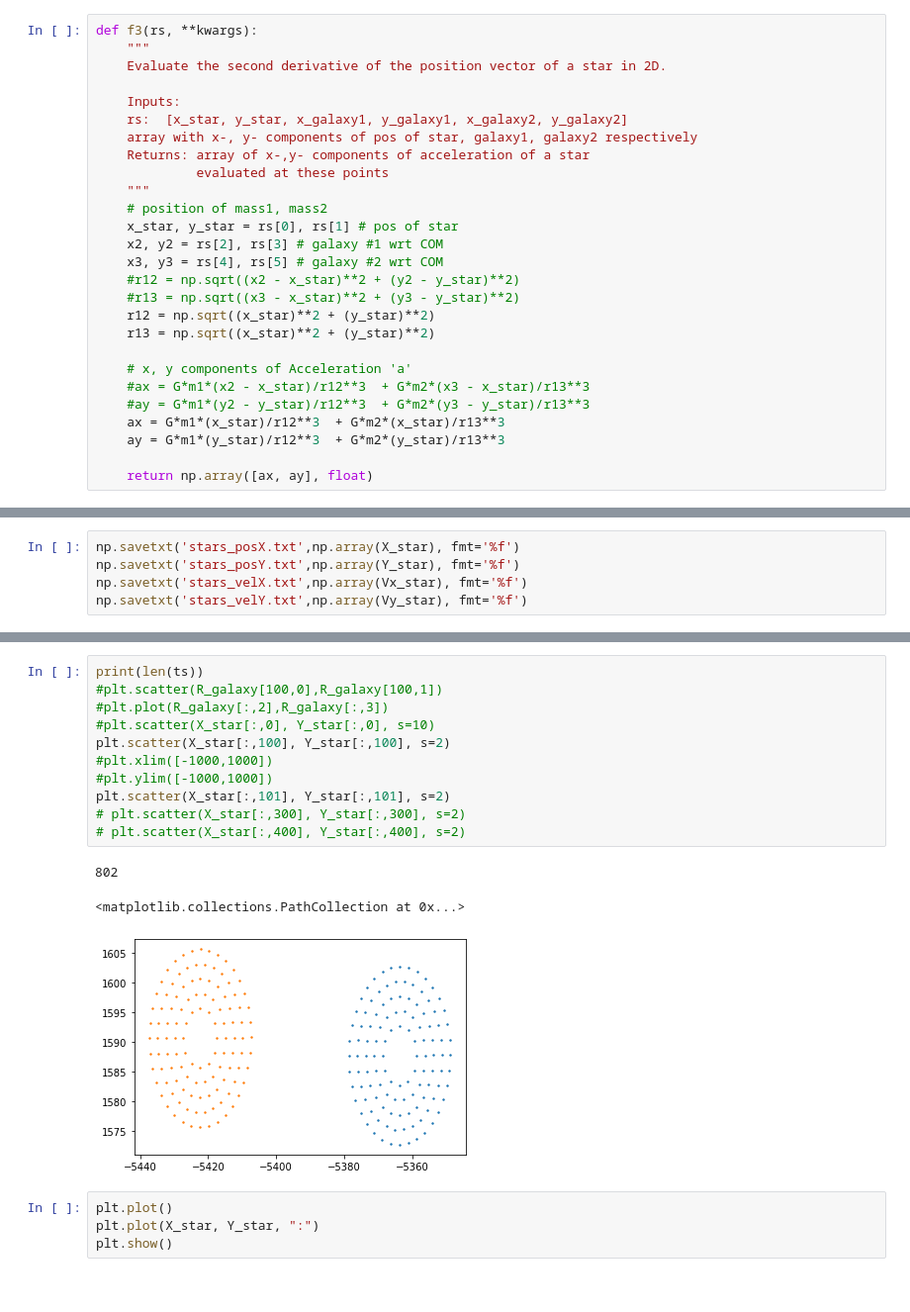
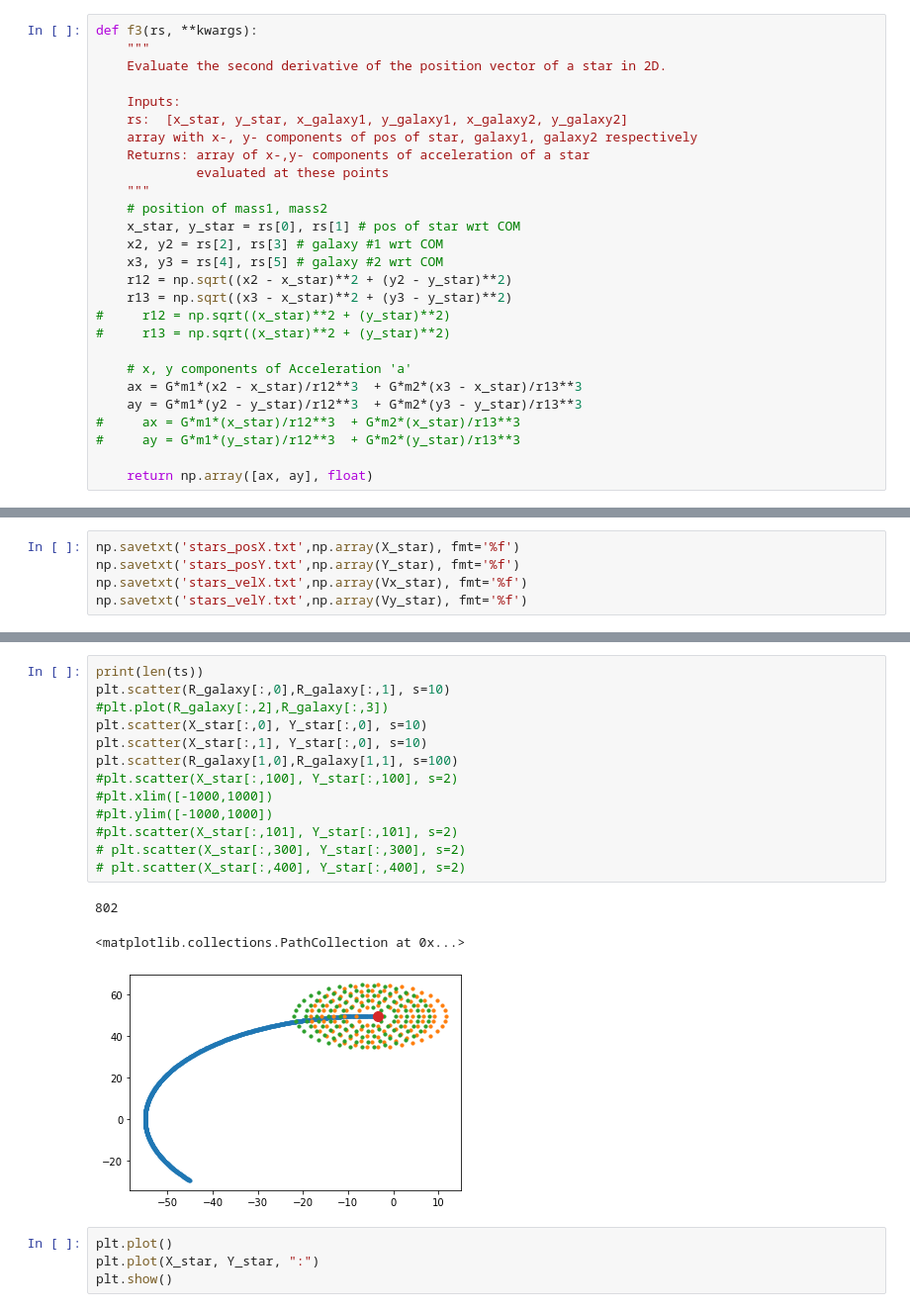
Before and after one commit to q-pratz-chem/Interacting_Galaxies, a Jupyter notebook: three_body.ipynb, the cells around one changed output, grey strips where cells are left out. Shown at 99% size. Saved outputs shown, nothing was run; the diff lists cells and outputs as text.

Commit message:
added some clarifying comments to star position vectors

```diff
--- a/three_body.ipynb
+++ b/three_body.ipynb
@@ -413,19 +413,19 @@ def f3(rs, **kwargs):
              evaluated at these points
     """
     # position of mass1, mass2
-    x_star, y_star = rs[0], rs[1] # pos of star
+    x_star, y_star = rs[0], rs[1] # pos of star wrt COM
     x2, y2 = rs[2], rs[3] # galaxy #1 wrt COM
     x3, y3 = rs[4], rs[5] # galaxy #2 wrt COM
-    #r12 = np.sqrt((x2 - x_star)**2 + (y2 - y_star)**2)
-    #r13 = np.sqrt((x3 - x_star)**2 + (y3 - y_star)**2)
-    r12 = np.sqrt((x_star)**2 + (y_star)**2)
-    r13 = np.sqrt((x_star)**2 + (y_star)**2)
+    r12 = np.sqrt((x2 - x_star)**2 + (y2 - y_star)**2)
+    r13 = np.sqrt((x3 - x_star)**2 + (y3 - y_star)**2)
+#     r12 = np.sqrt((x_star)**2 + (y_star)**2)
+#     r13 = np.sqrt((x_star)**2 + (y_star)**2)
 
     # x, y components of Acceleration 'a'
-    #ax = G*m1*(x2 - x_star)/r12**3  + G*m2*(x3 - x_star)/r13**3
-    #ay = G*m1*(y2 - y_star)/r12**3  + G*m2*(y3 - y_star)/r13**3
-    ax = G*m1*(x_star)/r12**3  + G*m2*(x_star)/r13**3
-    ay = G*m1*(y_star)/r12**3  + G*m2*(y_star)/r13**3
+    ax = G*m1*(x2 - x_star)/r12**3  + G*m2*(x3 - x_star)/r13**3
+    ay = G*m1*(y2 - y_star)/r12**3  + G*m2*(y3 - y_star)/r13**3
+#     ax = G*m1*(x_star)/r12**3  + G*m2*(x_star)/r13**3
+#     ay = G*m1*(y_star)/r12**3  + G*m2*(y_star)/r13**3
 
     return np.array([ax, ay], float)
 # %%
@@ -511,18 +521,20 @@ np.savetxt('stars_velY.txt',np.array(Vy_star), fmt='%f')
 # %%
 print(len(ts))
-#plt.scatter(R_galaxy[100,0],R_galaxy[100,1])
+plt.scatter(R_galaxy[:,0],R_galaxy[:,1], s=10)
 #plt.plot(R_galaxy[:,2],R_galaxy[:,3])
-#plt.scatter(X_star[:,0], Y_star[:,0], s=10)
-plt.scatter(X_star[:,100], Y_star[:,100], s=2)
+plt.scatter(X_star[:,0], Y_star[:,0], s=10)
+plt.scatter(X_star[:,1], Y_star[:,0], s=10)
+plt.scatter(R_galaxy[1,0],R_galaxy[1,1], s=100)
+#plt.scatter(X_star[:,100], Y_star[:,100], s=2)
 #plt.xlim([-1000,1000])
 #plt.ylim([-1000,1000])
-plt.scatter(X_star[:,101], Y_star[:,101], s=2)
+#plt.scatter(X_star[:,101], Y_star[:,101], s=2)
 # plt.scatter(X_star[:,300], Y_star[:,300], s=2)
 # plt.scatter(X_star[:,400], Y_star[:,400], s=2)
 # %% [output]
 802
 <matplotlib.collections.PathCollection at 0x...>
-[figure, old version]
+[figure, new version]
 # %%
 plt.plot()
 plt.plot(X_star, Y_star, ":")
```
Also changed, not shown: parts of 6 cells of this notebook.
